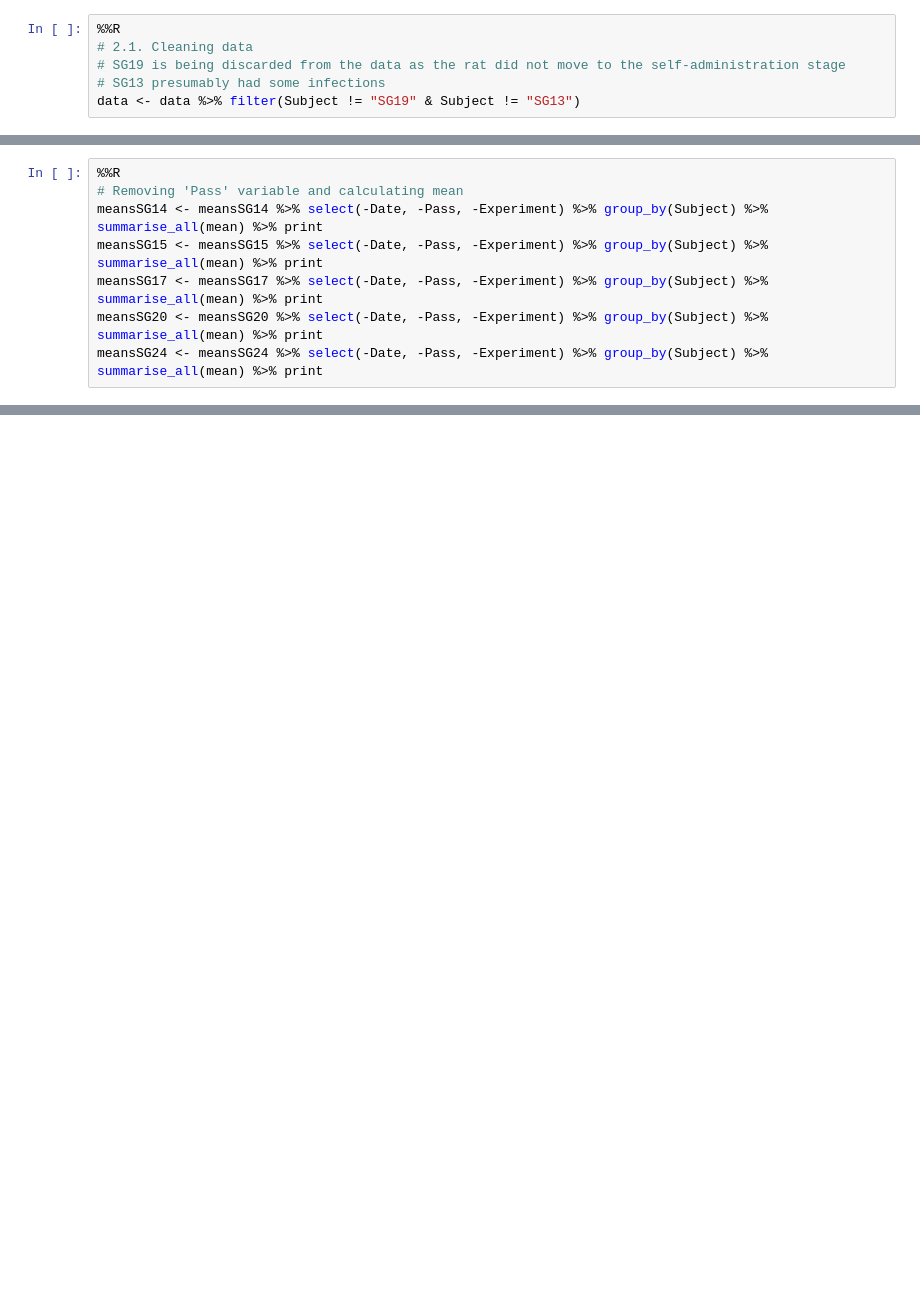
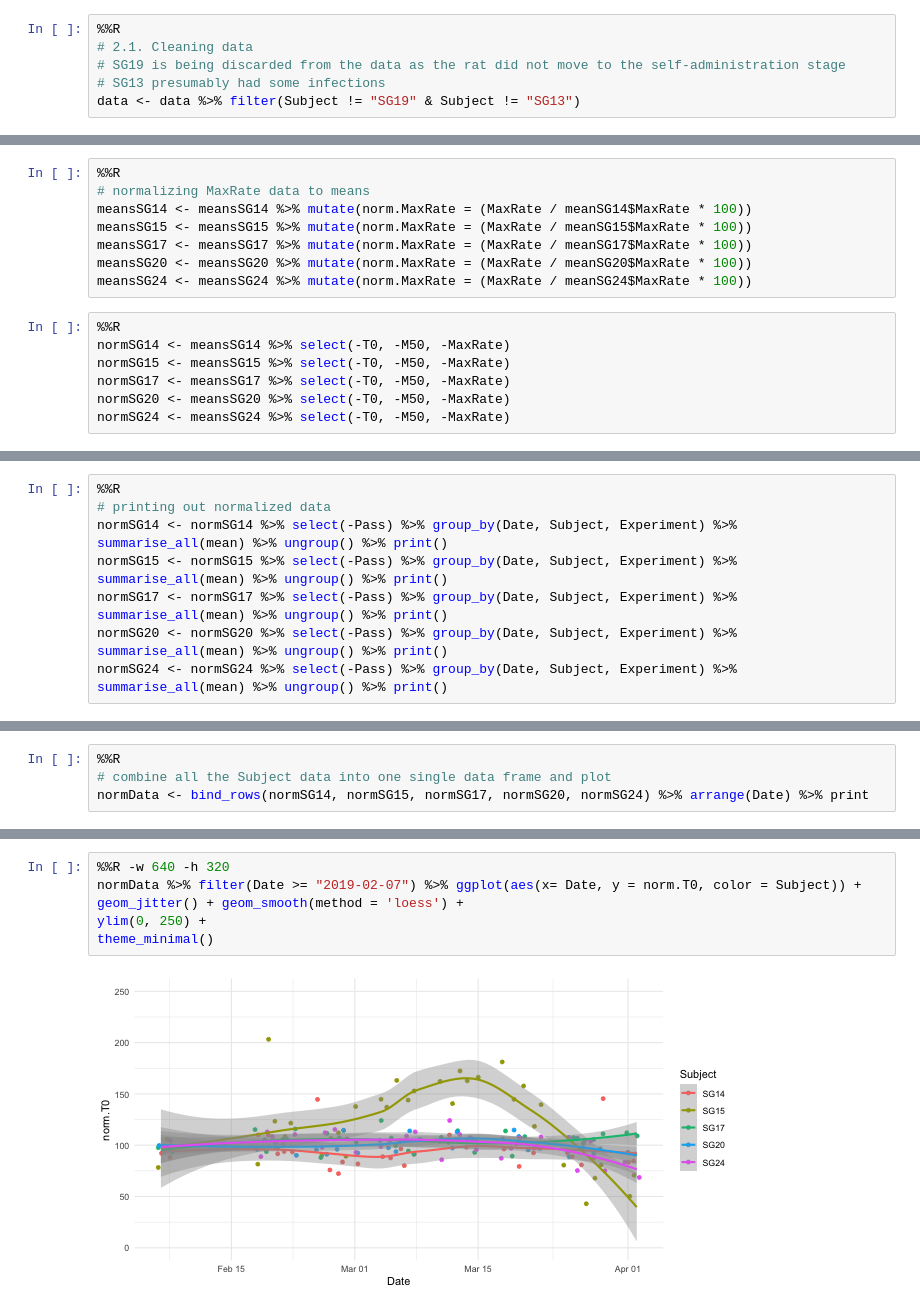
Before and after one commit to sumankguha/Alohomora, a Jupyter notebook: Notebooks/_notebook_ICSSData.ipynb, the cells around one changed output, grey strips where cells are left out. Drawn from its saved outputs; the diff is of its cells as text; blank space fills up the shorter version.

```diff
--- a/Notebooks/_notebook_ICSSData.ipynb
+++ b/Notebooks/_notebook_ICSSData.ipynb
@@ -316,0 +302,15 @@ meansSG24 <- data %>% filter(Subject == "SG24" & Pass != "1" & Date >= "2019-02-
+# %%
+%%R
+# normalizing MaxRate data to means
+meansSG14 <- meansSG14 %>% mutate(norm.MaxRate = (MaxRate / meanSG14$MaxRate * 100))
+meansSG15 <- meansSG15 %>% mutate(norm.MaxRate = (MaxRate / meanSG15$MaxRate * 100))
+meansSG17 <- meansSG17 %>% mutate(norm.MaxRate = (MaxRate / meanSG17$MaxRate * 100))
+meansSG20 <- meansSG20 %>% mutate(norm.MaxRate = (MaxRate / meanSG20$MaxRate * 100))
+meansSG24 <- meansSG24 %>% mutate(norm.MaxRate = (MaxRate / meanSG24$MaxRate * 100))
+# %%
+%%R
+normSG14 <- meansSG14 %>% select(-T0, -M50, -MaxRate)
+normSG15 <- meansSG15 %>% select(-T0, -M50, -MaxRate)
+normSG17 <- meansSG17 %>% select(-T0, -M50, -MaxRate)
+normSG20 <- meansSG20 %>% select(-T0, -M50, -MaxRate)
+normSG24 <- meansSG24 %>% select(-T0, -M50, -MaxRate)
@@ -317,9 +398,9 @@ meansSG24 <- data %>% filter(Subject == "SG24" & Pass != "1" & Date >= "2019-02-
 # %%
 %%R
-# Removing 'Pass' variable and calculating mean
-meansSG14 <- meansSG14 %>% select(-Date, -Pass, -Experiment) %>% group_by(Subject) %>% summarise_all(mean) %>% print
-meansSG15 <- meansSG15 %>% select(-Date, -Pass, -Experiment) %>% group_by(Subject) %>% summarise_all(mean) %>% print
-meansSG17 <- meansSG17 %>% select(-Date, -Pass, -Experiment) %>% group_by(Subject) %>% summarise_all(mean) %>% print
-meansSG20 <- meansSG20 %>% select(-Date, -Pass, -Experiment) %>% group_by(Subject) %>% summarise_all(mean) %>% print
-meansSG24 <- meansSG24 %>% select(-Date, -Pass, -Experiment) %>% group_by(Subject) %>% summarise_all(mean) %>% print
+# printing out normalized data
+normSG14 <- normSG14 %>% select(-Pass) %>% group_by(Date, Subject, Experiment) %>% summarise_all(mean) %>% ungroup() %>% print()
+normSG15 <- normSG15 %>% select(-Pass) %>% group_by(Date, Subject, Experiment) %>% summarise_all(mean) %>% ungroup() %>% print()
+normSG17 <- normSG17 %>% select(-Pass) %>% group_by(Date, Subject, Experiment) %>% summarise_all(mean) %>% ungroup() %>% print()
+normSG20 <- normSG20 %>% select(-Pass) %>% group_by(Date, Subject, Experiment) %>% summarise_all(mean) %>% ungroup() %>% print()
+normSG24 <- normSG24 %>% select(-Pass) %>% group_by(Date, Subject, Experiment) %>% summarise_all(mean) %>% ungroup() %>% print()
 # %% [output]
@@ -449,0 +424,4 @@ dataSG24 <- dataSG24 %>% mutate(means.MaxRate = (MaxRate / meansSG24$MaxRate * 1
+# %%
+%%R
+# combine all the Subject data into one single data frame and plot
+normData <- bind_rows(normSG14, normSG15, normSG17, normSG20, normSG24) %>% arrange(Date) %>% print
@@ -449,0 +443,8 @@ dataSG24 <- dataSG24 %>% mutate(means.MaxRate = (MaxRate / meansSG24$MaxRate * 1
+# %%
+%%R -w 640 -h 320
+normData %>% filter(Date >= "2019-02-07") %>% ggplot(aes(x= Date, y = norm.T0, color = Subject)) +
+geom_jitter() + geom_smooth(method = 'loess') +
+ylim(0, 250) +
+theme_minimal()
+# %% [output]
+[figure, added]
```
Also changed, not shown: parts of 29 cells of this notebook.
